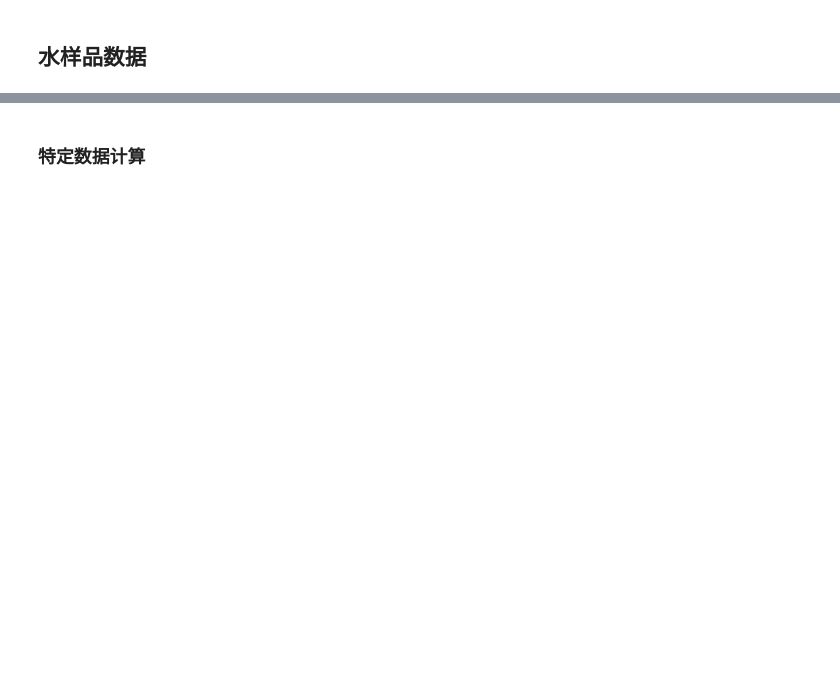
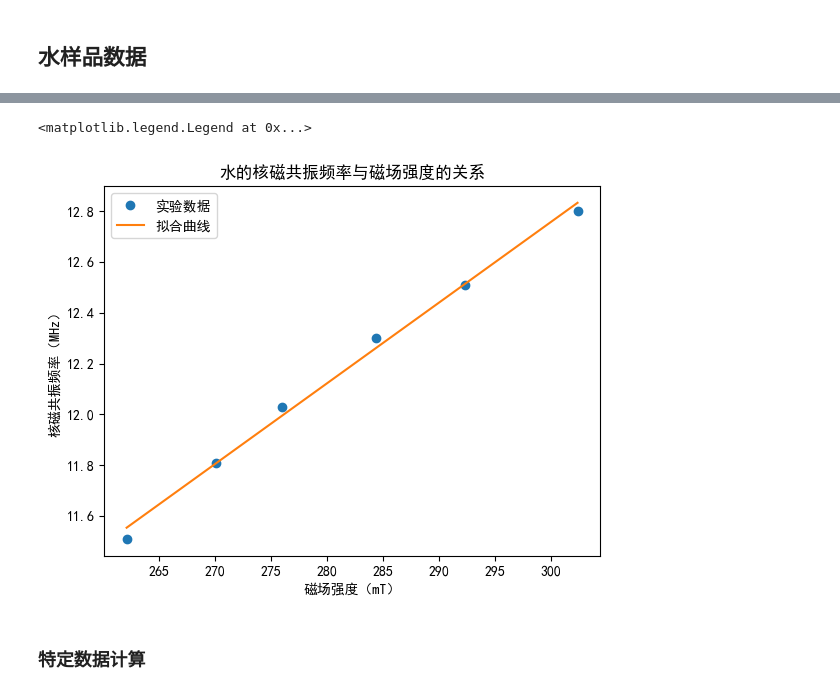
Before and after one commit to GeorgeDong32/My-Physics-Experiments, a Jupyter notebook: 实验13/Experience13.ipynb, the cells around one changed output, grey strips where cells are left out. Drawn from its saved outputs; the diff is of its cells as text; code cells hidden in the pictures; blank space fills up the shorter version.

```diff
--- a/实验13/Experience13.ipynb
+++ b/实验13/Experience13.ipynb
@@ -64,3 +60,16 @@ plt.legend()
+# %%
+Bw = funIB(Iw, popt1[0], popt1[1])
+popt3, pcov3 = curve_fit(funBv, Bw, vw)
+plt.figure()
+plt.plot(Bw, vw, 'o', label='实验数据')
+plt.plot(Bw, funBv(Bw, *popt3), label='拟合曲线')
+plt.title('水的核磁共振频率与磁场强度的关系')
+plt.xlabel('磁场强度（mT）')
+plt.ylabel('核磁共振频率（MHz）')
+plt.legend()
+# %% [output]
+<matplotlib.legend.Legend at 0x...>
+[figure, added]
 # %% [markdown]
 ### 特定数据计算
 # %%
```
Also changed, not shown: parts of 6 cells of this notebook.
